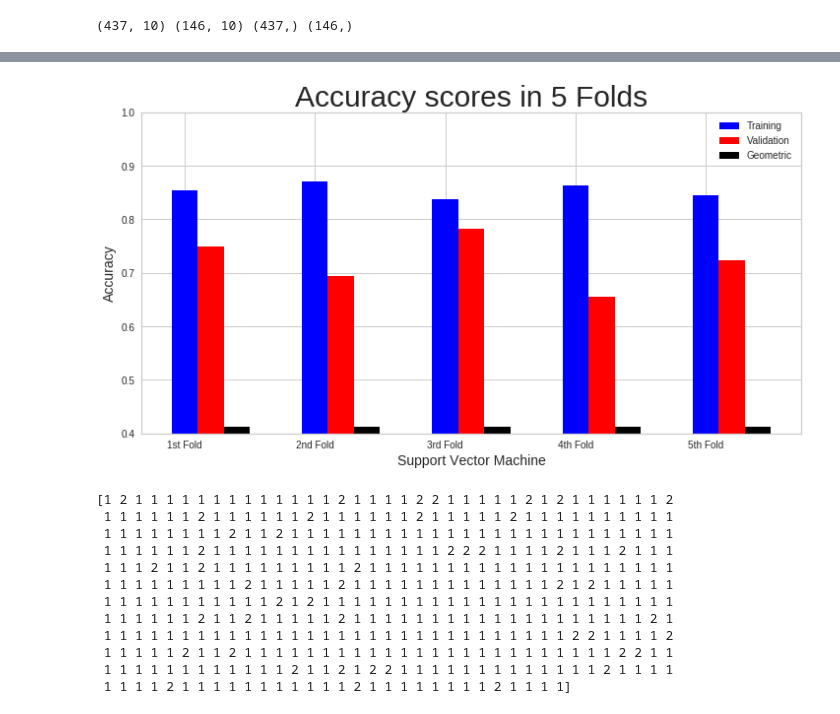
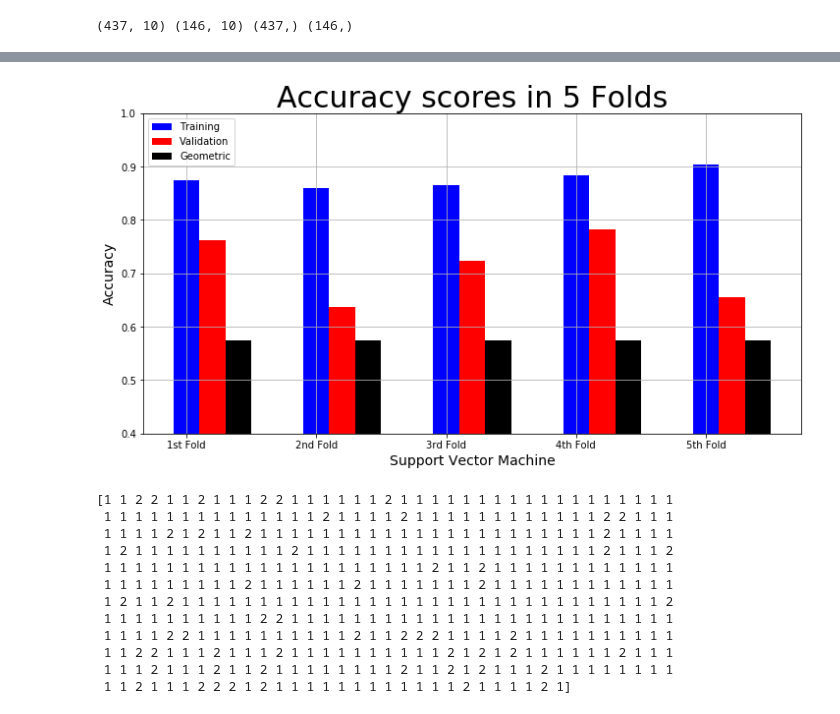
Before and after one commit to Pspetz/Liver_disease_prediction, a Jupyter notebook: Liver_desease.ipynb, the cells around one changed output, grey strips where cells are left out. Drawn from its saved outputs; the diff is of its cells as text; code cells hidden in the pictures.

```diff
--- a/Liver_desease.ipynb
+++ b/Liver_desease.ipynb
@@ -194,10 +210,7 @@ print(X_train_minmax.shape,X_test_minmax.shape,Y_train.shape,Y_test.shape)
 (437, 10) (146, 10) (437,) (146,)
 # %%
 #Function to perform 5 Folds Cross-Validation
-from sklearn.model_selection import cross_validate
-from sklearn.model_selection import KFold
-from sklearn.model_selection import cross_val_predict
-from sklearn.metrics import accuracy_score
+
 kf = KFold(n_splits=5)
 
 
@@ -225,6 +238,12 @@ def cross_validation(model, _X, _y, _cv=kf):
 
       print("REPORT CLASSIFICATION FOR train data with repeating 5fold:",classification_report(Y_train,y_pred))
       #info
+
+      #Costum geometric mean calculation:
+      sensitivity = recall_score(Y_train , y_pred,average='macro')
+      specificity = recall_score(np.logical_not(Y_train) , np.logical_not(y_pred) , average='macro')
+      geom_costum_score=sensitivity*specificity
+
       return {"Training Accuracy scores": results['train_accuracy'],
               "Mean Training Accuracy": results['train_accuracy'].mean()*100,
               "Training Precision scores": results['train_precision'],
@@ -243,7 +262,8 @@ def cross_validation(model, _X, _y, _cv=kf):
               "Mean Validation F1 Score": results['test_f1'].mean(),
               "geometric_mean_score":geom_mean_score,
               "Test_accuracy_score":accuracy,
-              "Y_pred":y_pred
+              "Y_pred":y_pred,
+              "geom_costum_score":geom_costum_score
       }
 # %%
 from sklearn.metrics import accuracy_score
@@ -359,12 +375,7 @@ C
  196,
  201]
 # %%
-from sklearn.model_selection import GridSearchCV
-from sklearn.model_selection import StratifiedShuffleSplit
-from sklearn.svm import LinearSVC
 
-from sklearn import svm
-from sklearn.svm import SVC
 
 C=np.arange(1,202,5).tolist()
 
@@ -381,13 +392,24 @@ svc = svm.SVC()
 #svc = svm.SVC(kernel=kernel).fit(X, y)
 #plotSVC(‘kernel=’ + str(kernel))
 cv = StratifiedShuffleSplit(n_splits=5, test_size=0.25,random_state=42)
-grid = GridSearchCV(svc, param_grid=param_grid,refit=True ,cv=5,verbose=3)
+grid = GridSearchCV(svc, param_grid=param_grid,scoring='accuracy',refit=True ,cv=5,verbose=3)
 grid.fit(X_train_minmax,Y_train)
 print(grid.best_score_,grid.best_params_,grid.best_estimator_)
 #print(grid.cv_results_)
 #print(grid.cv_results_.keys())
 #print("Training Accuracy scores:",grid.cv_results_['mean_train_score'].mean()*100)
 print("Testing Accuracy scores:",grid.cv_results_['mean_test_score'].mean()*100)
+
+
+
+#CGgrid = np.logspace(-15,15,num=10,base=2)
+#param_grid_svm = {'C': CGgrid ,
+                  #'gamma': CGgrid}
+#grid_search_svm = GridSearchCV(SVC(), param_grid_svm, cv=5, scoring='accuracy', n_jobs=-1)
+#grid_search_svm.fit(X, y)
+
+#print(grid_search_svm.best_score_)
+#print(grid_search_svm.best_params_)
 # %% [output]
 Fitting 5 folds for each of 41 candidates, totalling 205 fits
 [CV 1/5] END ................C=1, kernel=linear;, score=0.716 total time=   0.0s
@@ -416,7 +438,7 @@ param_grid = {'C':[1.0] ,'gamma':gamma,'kernel': kernels}
   #svc = svm.SVC(kernel=kernel).fit(X, y)
   #plotSVC(‘kernel=’ + str(kernel))
 cv = StratifiedShuffleSplit(n_splits=5, test_size=0.25,random_state=42)
-grid = GridSearchCV(svc,param_grid,refit=True,cv=5,verbose=3)
+grid = GridSearchCV(svc,param_grid,scoring='accuracy',refit=True,cv=5,verbose=3)
 grid.fit(X_train_minmax,Y_train)
 print(grid.best_score_,grid.best_params_,grid.best_estimator_)
 #print(grid.cv_results_)
@@ -444,10 +466,9 @@ Testing Accuracy scores: 70.15543364681295
 # %%
-from sklearn import metrics
 #SVM MODEL WITH BEST PARAMETERS
 
 
 #MODEL for SVM
-svc = svm.SVC(kernel='rbf',C=1.0,gamma=7.0)
+svc = svm.SVC(kernel='rbf',C=1.0,gamma=10.0)
 kf = KFold(n_splits=5)
 
 #decision__result with callback functon
@@ -464,7 +485,7 @@ pred_accuracy
 Geom =svm_results['geometric_mean_score']
 geom_list=[Geom]*5
 
-print(f'TRAINING ACCURACY :{Training_acc}'"\n",f'VALIDATION ACCURACY :{Validation_Acc}'"\n",f'PREDICTION ACCURACY WITH TEST DATA:{pred_accuracy}'"\n",F'GEOMETRIC_MEAN_SCORE:{Geom}')
+print(f'TRAINING ACCURACY :{Training_acc}'"\n",f'VALIDATION ACCURACY :{Validation_Acc}'"\n",f'PREDICTION ACCURACY WITH TEST DATA:{pred_accuracy}'"\n",F'GEOMETRIC_MEAN_SCORE:{Geom}'"\n",F'GEOMETRIC_COSTUM_SCORE:{svm_results["geom_costum_score"]}')
 # %% [output]
 REPORT CLASSIFICATION FOR train data without repeating :               precision    recall  f1-score   support
 
@@ -488,21 +509,21 @@ TRAINING ACCURACY :85.41285304952928
 # %%
 #PLOT SVM
 model_name = "Support Vector Machine"
 
-plot_result(model_name,"Accuracy","Accuracy scores in 5 Folds",svm_results["Training Accuracy scores"],svm_results["Validation Accuracy scores"],svm_results['geometric_mean_score'])
+plot_result(model_name,"Accuracy","Accuracy scores in 5 Folds",svm_results["Training Accuracy scores"],svm_results["Validation Accuracy scores"],svm_results['geom_costum_score'])
 
 print(svm_results['Y_pred'])
 # %% [output]
-[figure, old version]
+[figure, new version]
-[1 2 1 1 1 1 1 1 1 1 1 1 1 1 1 2 1 1 1 1 2 2 1 1 1 1 1 2 1 2 1 1 1 1 1 1 2
- 1 1 1 1 1 1 2 1 1 1 1 1 1 2 1 1 1 1 1 1 2 1 1 1 1 1 2 1 1 1 1 1 1 1 1 1 1
- 1 1 1 1 1 1 1 1 2 1 1 2 1 1 1 1 1 1 1 1 1 1 1 1 1 1 1 1 1 1 1 1 1 1 1 1 1
- 1 1 1 1 1 1 2 1 1 1 1 1 1 1 1 1 1 1 1 1 1 1 2 2 2 1 1 1 1 2 1 1 1 2 1 1 1
- 1 1 1 2 1 1 2 1 1 1 1 1 1 1 1 1 2 1 1 1 1 1 1 1 1 1 1 1 1 1 1 1 1 1 1 1 1
- 1 1 1 1 1 1 1 1 1 2 1 1 1 1 1 2 1 1 1 1 1 1 1 1 1 1 1 1 1 2 1 2 1 1 1 1 1
- 1 1 1 1 1 1 1 1 1 1 1 2 1 2 1 1 1 1 1 1 1 1 1 1 1 1 1 1 1 1 1 1 1 1 1 1 1
- 1 1 1 1 1 1 2 1 1 2 1 1 1 1 1 2 1 1 1 1 1 1 1 1 1 1 1 1 1 1 1 1 1 1 1 2 1
- 1 1 1 1 1 1 1 1 1 1 1 1 1 1 1 1 1 1 1 1 1 1 1 1 1 1 1 1 1 1 2 2 1 1 1 1 2
- 1 1 1 1 1 2 1 1 2 1 1 1 1 1 1 1 1 1 1 1 1 1 1 1 1 1 1 1 1 1 1 1 1 2 2 1 1
- 1 1 1 1 1 1 1 1 1 1 1 1 2 1 1 2 1 2 2 1 1 1 1 1 1 1 1 1 1 1 1 1 2 1 1 1 1
- 1 1 1 1 2 1 1 1 1 1 1 1 1 1 1 1 2 1 1 1 1 1 1 1 1 2 1 1 1 1]
+[1 1 2 2 1 1 2 1 1 1 2 2 1 1 1 1 1 1 2 1 1 1 1 1 1 1 1 1 1 1 1 1 1 1 1 1 1
+ 1 1 1 1 1 1 1 1 1 1 1 1 1 1 2 1 1 1 1 2 1 1 1 1 1 1 1 1 1 1 1 1 2 2 1 1 1
+ 1 1 1 1 2 1 2 1 1 2 1 1 1 1 1 1 1 1 1 1 1 1 1 1 1 1 1 1 1 1 1 1 2 1 1 1 1
+ 1 2 1 1 1 1 1 1 1 1 1 1 2 1 1 1 1 1 1 1 1 1 1 1 1 1 1 1 1 1 1 1 2 1 1 1 2
+ 1 1 1 1 1 1 1 1 1 1 1 1 1 1 1 1 1 1 1 1 1 2 1 1 2 1 1 1 1 1 1 1 1 1 1 1 1
+ 1 1 1 1 1 1 1 1 1 2 1 1 1 1 1 1 2 1 1 1 1 1 1 1 2 1 1 1 1 1 1 1 1 1 1 1 1
+ 1 2 1 1 2 1 1 1 1 1 1 1 1 1 1 1 1 1 1 1 1 1 1 1 1 1 1 1 1 1 1 1 1 1 1 1 2
+ 1 1 1 1 1 1 1 1 1 1 2 2 1 1 1 1 1 1 1 1 1 1 1 1 1 1 1 1 1 1 1 1 1 1 1 1 1
+ 1 1 1 1 2 2 1 1 1 1 1 1 1 1 1 1 2 1 1 2 2 2 1 1 1 1 2 1 1 1 1 1 1 1 1 1 1
+ 1 1 2 2 1 1 1 2 1 1 1 2 1 1 1 1 1 1 1 1 1 1 2 1 2 1 2 1 1 1 1 1 1 2 1 1 1
+ 1 1 1 2 1 1 1 2 1 1 2 1 1 1 1 1 1 1 1 2 1 1 2 1 2 1 1 1 2 1 1 1 1 1 1 1 1
+ 1 1 2 1 1 1 2 2 2 1 2 1 1 1 1 1 1 1 1 1 1 1 1 2 1 1 1 1 2 1]
```
Also changed, not shown: parts of 16 cells of this notebook.
